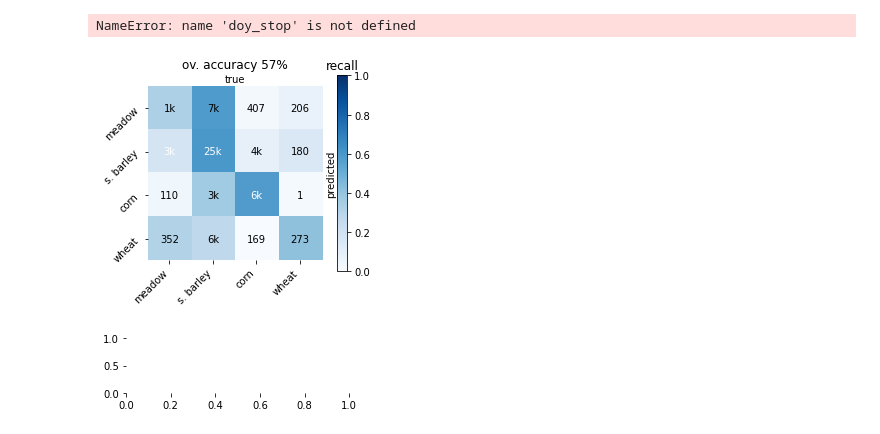
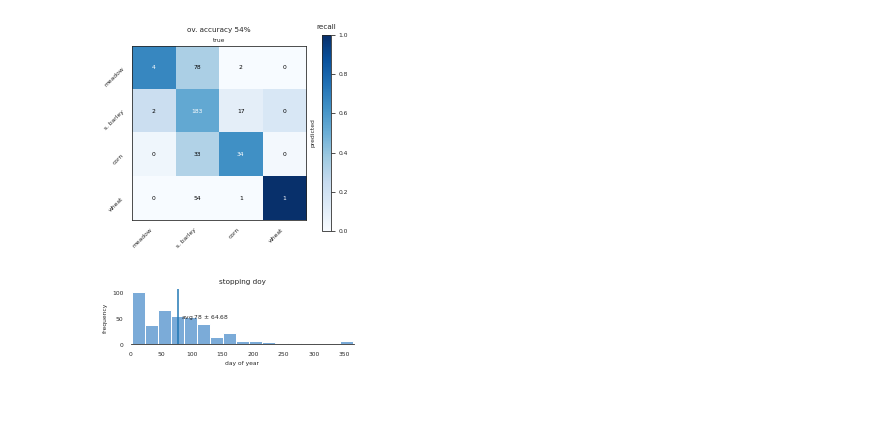
Before and after one commit to MarcCoru/elects, a Jupyter notebook: notebooks/SustainbenchGhana.ipynb, the cells around one changed output. Cells and saved outputs as stored; diff of their text form; code cells hidden in the pictures; blank space fills up the shorter version.

```diff
--- a/notebooks/SustainbenchGhana.ipynb
+++ b/notebooks/SustainbenchGhana.ipynb
@@ -48,5 +33,5 @@ test_ds = SustainbenchCrops(root=dataroot,partition="test", sequencelength=args.
 # %%
-X,y = test_ds[0]
+X,y, id = test_ds[4]
 X = X.unsqueeze(0).to(args.device)
 log_class_probabilities, probability_stopping = model(X)
 import matplotlib.pyplot as plt
@@ -55,6 +40,6 @@ plt.plot(X[0].cpu().detach())
 plt.figure()
 plt.plot(log_class_probabilities[0].cpu().detach().exp())
 plt.figure()
-plt.plot(probability_stopping[0].cpu().detach().exp())
+plt.plot(probability_stopping[0].cpu().detach())
 # %% [output]
 [<matplotlib.lines.Line2D at 0x...>]
@@ -70,8 +55,9 @@ model.eval()
 
 stats = []
 losses = []
+ids = []
 for batch in tqdm(dataloader):
-    X, y_true = batch
+    X, y_true, ids_ = batch
     X, y_true = X.to(device), y_true.to(device)
 
     log_class_probabilities, probability_stopping, predictions_at_t_stop, t_stop = model.predict(X)
@@ -81,9 +67,14 @@ for batch in tqdm(dataloader):
     stat["predictions_at_t_stop"] = predictions_at_t_stop.unsqueeze(-1).cpu().detach().numpy()
     stat["t_stop"] = t_stop.unsqueeze(-1).cpu().detach().numpy()
     stat["targets"] = y_true.cpu().detach().numpy()
+    ids.append(ids_)
 
     stats.append(stat)
 
 
 # list of dicts to dict of lists
 stats = {k: np.vstack([dic[k] for dic in stats]) for k in stats[0]}
+ids = np.hstack(ids)
+
+y_pred = stats["predictions_at_t_stop"][:,0]
+y_true = stats["targets"][:,0]
@@ -111,3 +99,15 @@ weighted avg       0.53      0.57      0.52     59256
+# %%
+if args.sequencelength == 365:
+    doy_stop = stats["t_stop"][:,0]
+else:
+    doys_dict = test_ds.doys_dict
+
+    doy_stop = []
+    for id, t_stop in zip(ids, stats["t_stop"][:,0]):
+        doys = doys_dict[id]
+        t_stop = len(doys)-1 if t_stop > len(doys)-1 else t_stop
+        doy_stop.append(doys_dict[id][t_stop])
+    doy_stop = np.array(doy_stop)
 # %%
 from sklearn.metrics import confusion_matrix, accuracy_score
 import seaborn
@@ -140,34 +140,33 @@ for i in range(cm.shape[0]):
         ax.text(i,j, txt, ha="center", va="center", color=color)
 
 cbar = fig.colorbar(im, ax=ax, location='right', shrink=0.9, pad = 0.07)
 cbar.ax.set_title('recall')
 
 ax.yaxis.set_label_position("right")
 ax.set_ylabel("predicted")
 ax.xaxis.set_label_position("top")
 ax.set_xlabel("true")
 
 
 accuracy = accuracy_score(y_pred, y_true)
 ax.set_title(f"ov. accuracy {accuracy*100:.0f}%")
 fig.savefig("/home/marc/Desktop/elects/ghana_confmat.pdf",dpi=300,bbox_inches='tight')
 fig, ax = plt.subplots(1,1, figsize=(4,1))
 
 seaborn.histplot(x=doy_stop,ax=ax, color=acier)
 seaborn.despine(offset=0, left=True)
 ax.set_xlabel("day of year")
 ax.set_ylabel("frequency")
 ax.set_xlim(0,365)
 t = np.linspace(0,360,4)
 #ax.set_ylim(-.5,1)
 ys = [0.55,0.75,0.55,0.75]
 #ax.set_xticks(doys)
 ax.set_title(f"stopping doy")
 ax.axvline(doy_stop.mean())
-ax.text(doy_stop.mean()+5,800, f"avg {doy_stop.mean():.0f} $\pm$ {doy_stop.std():.2f}")
+ax.text(doy_stop.mean()+5,50, f"avg {doy_stop.mean():.0f} $\pm$ {doy_stop.std():.2f}")
 #ax.set_xticklabels(dates, rotation=20, ha='right')
 fig.savefig("/home/marc/Desktop/elects/ghana_violin.pdf",dpi=300,bbox_inches='tight')
 # %% [output]
-NameError: name 'doy_stop' is not defined
-[figure, old version]
+[figure, new version]
-[figure, old version]
+[figure, new version]
```
Also changed, not shown: parts of 8 cells of this notebook, 4 other files.
